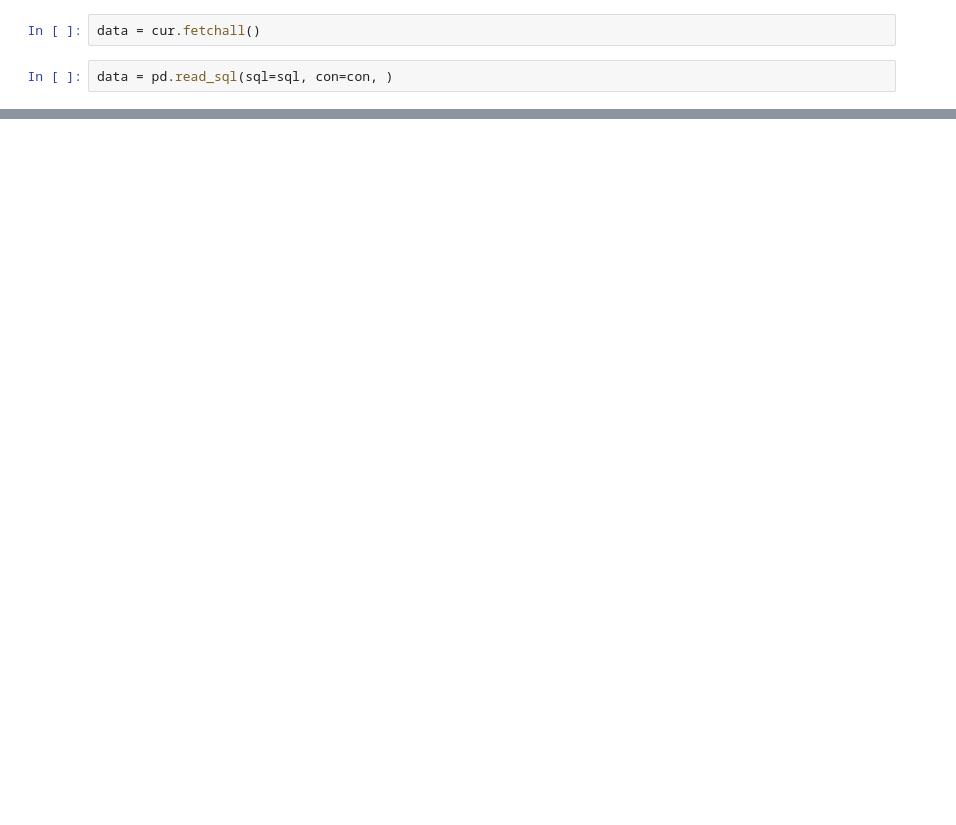
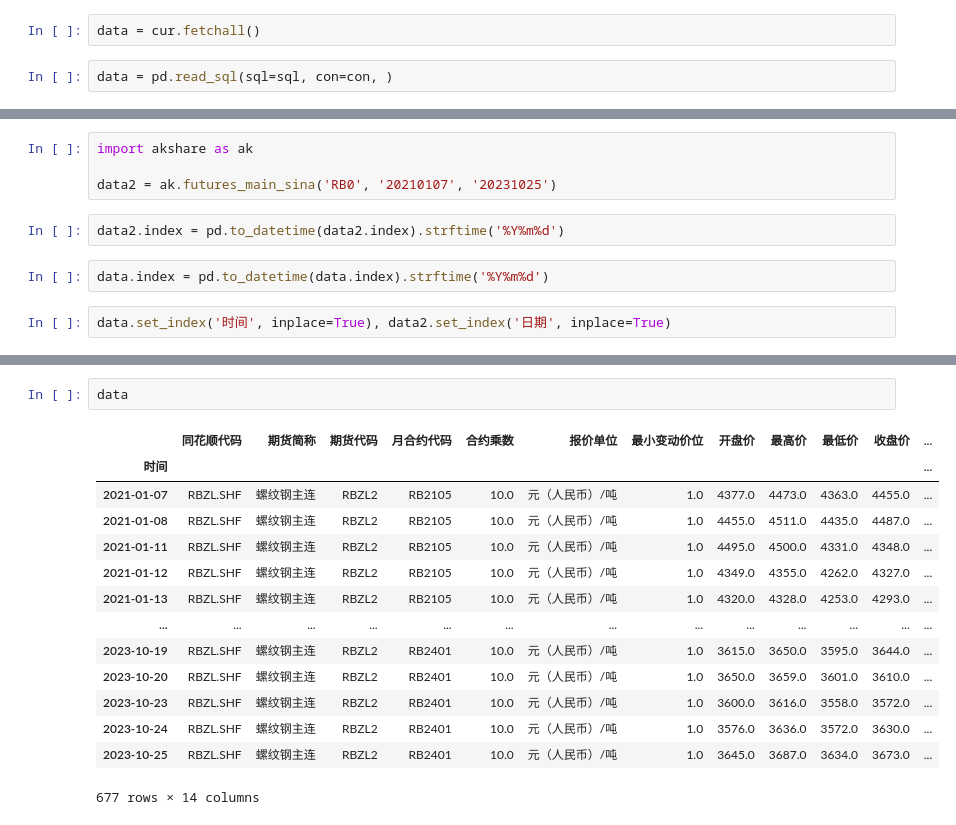
Before and after one commit to samson8964/dataprocessing, a Jupyter notebook: test.ipynb, the cells around one changed output, grey strips where cells are left out. Saved outputs shown, nothing was run; the diff lists cells and outputs as text; blank space fills up the shorter version.

```diff
--- a/test.ipynb
+++ b/test.ipynb
@@ -177,0 +40,10 @@ adjust_and_save()
+# %%
+import akshare as ak
+
+data2 = ak.futures_main_sina('RB0', '20210107', '20231025')
+# %%
+data2.index = pd.to_datetime(data2.index).strftime('%Y%m%d')
+# %%
+data.index = pd.to_datetime(data.index).strftime('%Y%m%d')
+# %%
+data.set_index('时间', inplace=True), data2.set_index('日期', inplace=True)
@@ -177,0 +72,17 @@ adjust_and_save()
+# %%
+data
+# %% [output]
+|  | 同花顺代码 | 期货简称 | 期货代码 | 月合约代码 | 合约乘数 | 报价单位 | 最小变动价位 | 开盘价 | 最高价 | 最低价 | 收盘价 | ... |
+| 时间 |  |  |  |  |  |  |  |  |  |  |  | ... |
+| 2021-01-07 | RBZL.SHF | 螺纹钢主连 | RBZL2 | RB2105 | 10.0 | 元（人民币）/吨 | 1.0 | 4377.0 | 4473.0 | 4363.0 | 4455.0 | ... |
+| 2021-01-08 | RBZL.SHF | 螺纹钢主连 | RBZL2 | RB2105 | 10.0 | 元（人民币）/吨 | 1.0 | 4455.0 | 4511.0 | 4435.0 | 4487.0 | ... |
+| 2021-01-11 | RBZL.SHF | 螺纹钢主连 | RBZL2 | RB2105 | 10.0 | 元（人民币）/吨 | 1.0 | 4495.0 | 4500.0 | 4331.0 | 4348.0 | ... |
+| 2021-01-12 | RBZL.SHF | 螺纹钢主连 | RBZL2 | RB2105 | 10.0 | 元（人民币）/吨 | 1.0 | 4349.0 | 4355.0 | 4262.0 | 4327.0 | ... |
+| 2021-01-13 | RBZL.SHF | 螺纹钢主连 | RBZL2 | RB2105 | 10.0 | 元（人民币）/吨 | 1.0 | 4320.0 | 4328.0 | 4253.0 | 4293.0 | ... |
+| ... | ... | ... | ... | ... | ... | ... | ... | ... | ... | ... | ... | ... |
+| 2023-10-19 | RBZL.SHF | 螺纹钢主连 | RBZL2 | RB2401 | 10.0 | 元（人民币）/吨 | 1.0 | 3615.0 | 3650.0 | 3595.0 | 3644.0 | ... |
+| 2023-10-20 | RBZL.SHF | 螺纹钢主连 | RBZL2 | RB2401 | 10.0 | 元（人民币）/吨 | 1.0 | 3650.0 | 3659.0 | 3601.0 | 3610.0 | ... |
+| 2023-10-23 | RBZL.SHF | 螺纹钢主连 | RBZL2 | RB2401 | 10.0 | 元（人民币）/吨 | 1.0 | 3600.0 | 3616.0 | 3558.0 | 3572.0 | ... |
+| 2023-10-24 | RBZL.SHF | 螺纹钢主连 | RBZL2 | RB2401 | 10.0 | 元（人民币）/吨 | 1.0 | 3576.0 | 3636.0 | 3572.0 | 3630.0 | ... |
+| 2023-10-25 | RBZL.SHF | 螺纹钢主连 | RBZL2 | RB2401 | 10.0 | 元（人民币）/吨 | 1.0 | 3645.0 | 3687.0 | 3634.0 | 3673.0 | ... |
+677 rows × 14 columns
```
Also changed, not shown: parts of 19 cells of this notebook, 5 other files.
